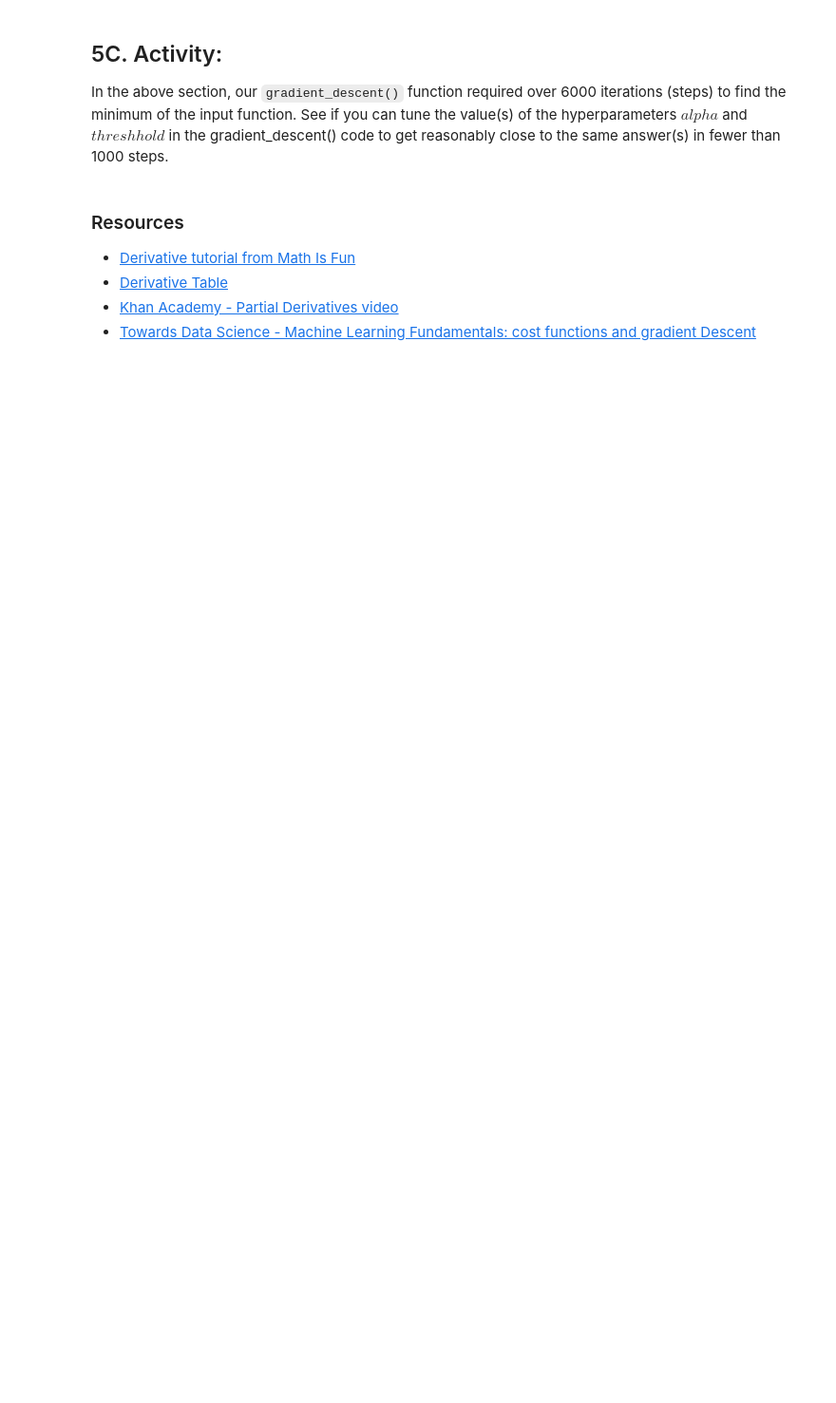
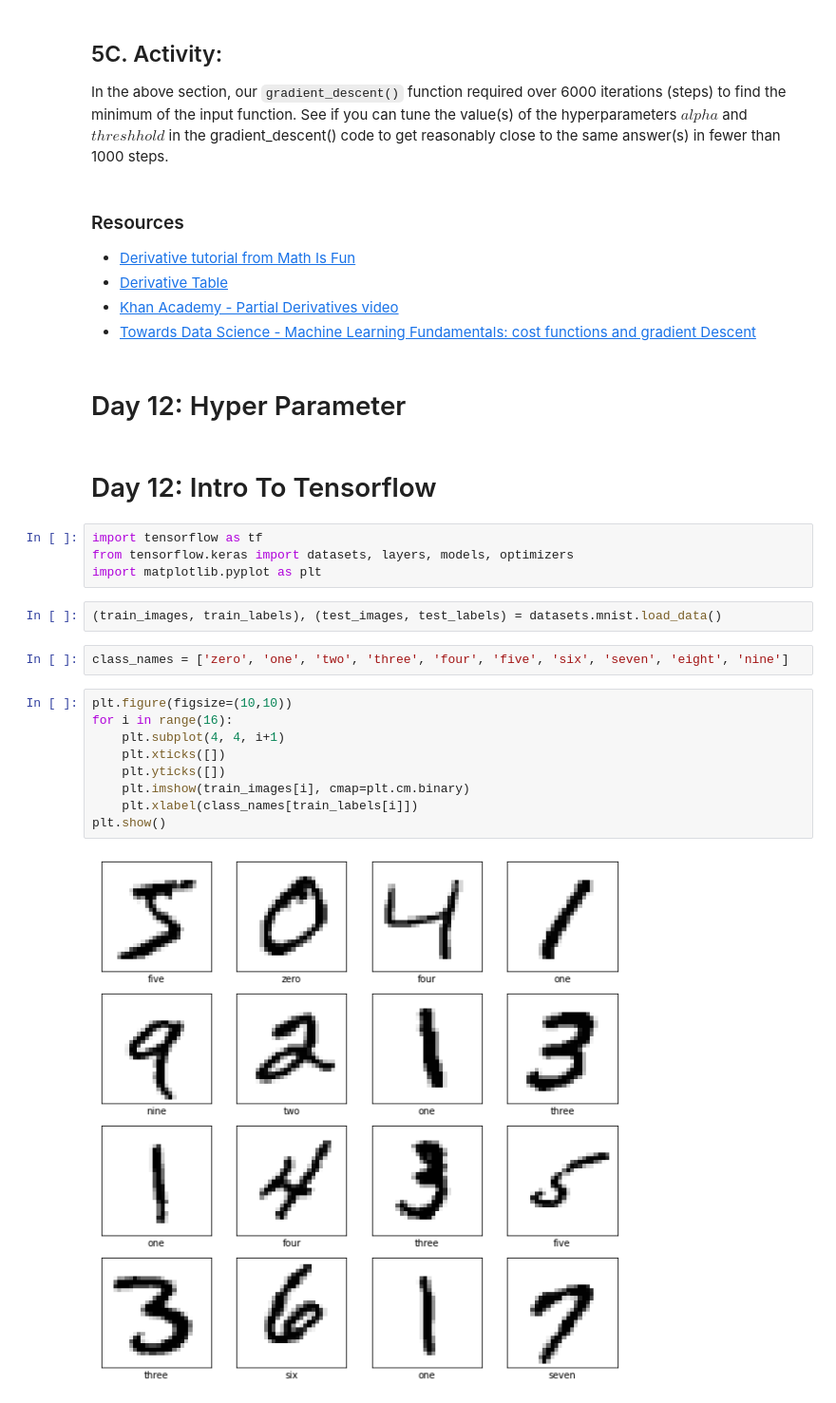
Before and after one commit to SamuelFolledo/DS2.2-Deep-Learning, a Jupyter notebook: Classwork.ipynb, the cells around one changed output. Shown: that part at 95% size. Saved outputs shown, nothing was run; the diff lists cells and outputs as text; blank space fills up the shorter version.

```diff
--- a/Classwork.ipynb
+++ b/Classwork.ipynb
@@ -1305,3 +1305,28 @@ In the above section, our `gradient_descent()` function required over 6000 itera
 - [Derivative Table](https://www.qc.edu.hk/math/Resource/AL/Derivative%20Table.pdf)
 - [Khan Academy - Partial Derivatives video](https://www.youtube.com/watch?v=AXqhWeUEtQU&feature=youtu.be)
 - [Towards Data Science - Machine Learning Fundamentals: cost functions and gradient Descent](https://towardsdatascience.com/machine-learning-fundamentals-via-linear-regression-41a5d11f5220)
+# %% [markdown]
+<a name="day12"></a>
+# Day 12: Hyper Parameter
+# %% [markdown]
+<a name="day13"></a>
+# Day 12: Intro To Tensorflow
+# %%
+import tensorflow as tf
+from tensorflow.keras import datasets, layers, models, optimizers
+import matplotlib.pyplot as plt
+# %%
+(train_images, train_labels), (test_images, test_labels) = datasets.mnist.load_data()
+# %%
+class_names = ['zero', 'one', 'two', 'three', 'four', 'five', 'six', 'seven', 'eight', 'nine']
+# %%
+plt.figure(figsize=(10,10))
+for i in range(16):
+    plt.subplot(4, 4, i+1)
+    plt.xticks([])
+    plt.yticks([])
+    plt.imshow(train_images[i], cmap=plt.cm.binary)
+    plt.xlabel(class_names[train_labels[i]])
+plt.show()
+# %% [output]
+[figure, added]
```
Also changed, not shown: parts of 9 cells of this notebook.
